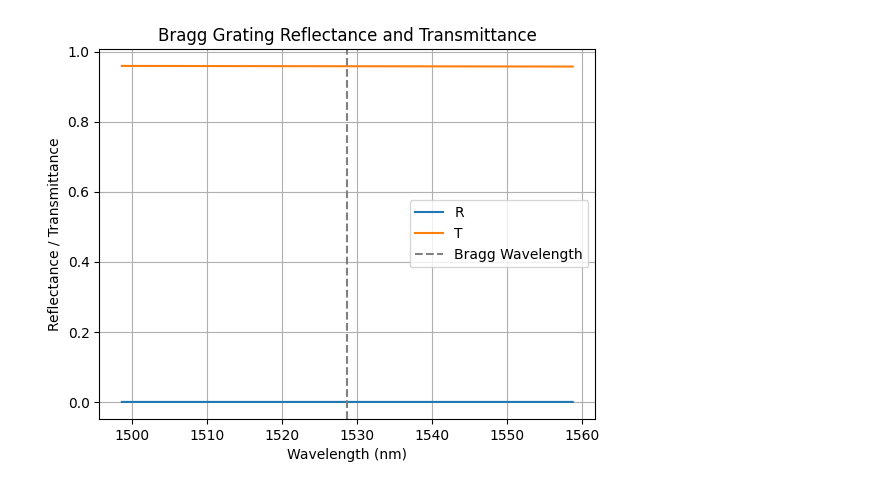
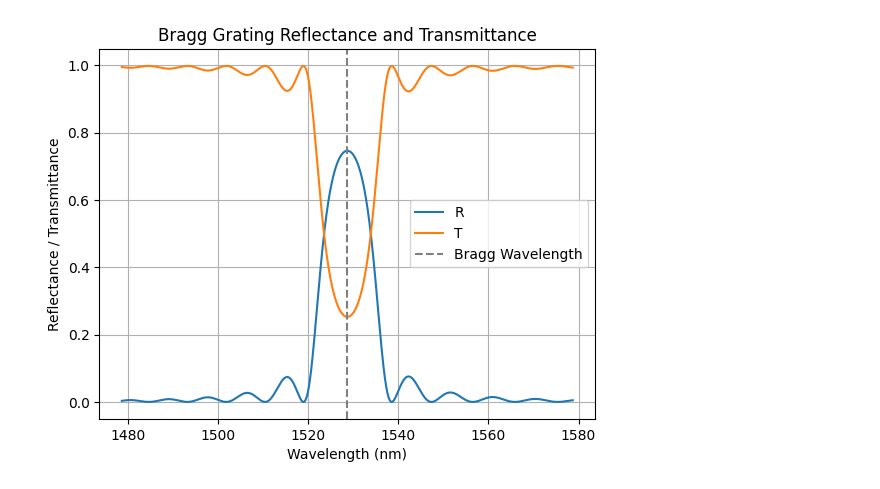
Before and after one commit to arjoansa-a11y/gds-tests, a Jupyter notebook: Bragg_Grating.ipynb, the cells around one changed output. Saved outputs shown, nothing was run; the diff lists cells and outputs as text; code cells hidden in the pictures.

Commit message:
added bragg grating 3

```diff
--- a/Bragg_Grating.ipynb
+++ b/Bragg_Grating.ipynb
@@ -34,11 +35,11 @@ def TMM_Grating_Matrix(wavelength, Period, NG, n1, n2, loss):
     Tp=np.zeros((2,2), dtype=complex)
     T=Tp
 
-    Tp=T_hw2*T_is21*T_hw1*T_is12
-    T=Tp**NG  # 1st order uniform Bragg grating
+    Tp=T_hw2 @ T_is21 @ T_hw1 @ T_is12
+    T=matrix_power(Tp, NG)  # 1st order uniform Bragg grating
 
     # for an FP cavity, 1st order cavity, insert a high index region, n2.
-    T=Tp**NG * T_hw2**1 * Tp**NG * T_hw2
+    #T=matrix_power(Tp, NG) @ T_hw2 @ matrix_power(Tp, NG) @ T_hw2
 
     return T
 
@@ -59,32 +60,32 @@ def dneff(width):
     return dneff
 # %%
 Period = 310e-9
-NG = 200
+NG = 100
 loss = np.log(10)*3/10*100
 
 f = lambda landa: landa - Period*2*(neff(landa) + (dneff(0.51) + dneff(0.49))/2)
 bragg_wl = fsolve(f, 1550e-9)[0]
 
-wavelength = np.linspace(-30e-9, 30e-9, 10000)+bragg_wl
+wavelength = np.linspace(-50e-9, 50e-9, 10000) + bragg_wl
 
 Ref = []
 Trans = []
 for wl in wavelength:
     n1 = neff(wl)+dneff(0.49)
     n2 = neff(wl)+dneff(0.51)
 
     R, T = TMM_Grating_RT(wl, Period, NG, n1, n2, loss)
     Ref.append(R)
     Trans.append(T)
 
 plt.plot(wavelength*1e9, Ref, label='R')
 plt.plot(wavelength*1e9, Trans, label='T')
 plt.axvline(x=bragg_wl*1e9, color='gray', linestyle='--', label='Bragg Wavelength')
 plt.xlabel('Wavelength (nm)')
 plt.ylabel('Reflectance / Transmittance')
 plt.title('Bragg Grating Reflectance and Transmittance')
 plt.legend()
 plt.grid()
 plt.show()
 # %% [output]
-[figure, old version]
+[figure, new version]
```
Also changed, not shown: parts of 1 cell of this notebook.
